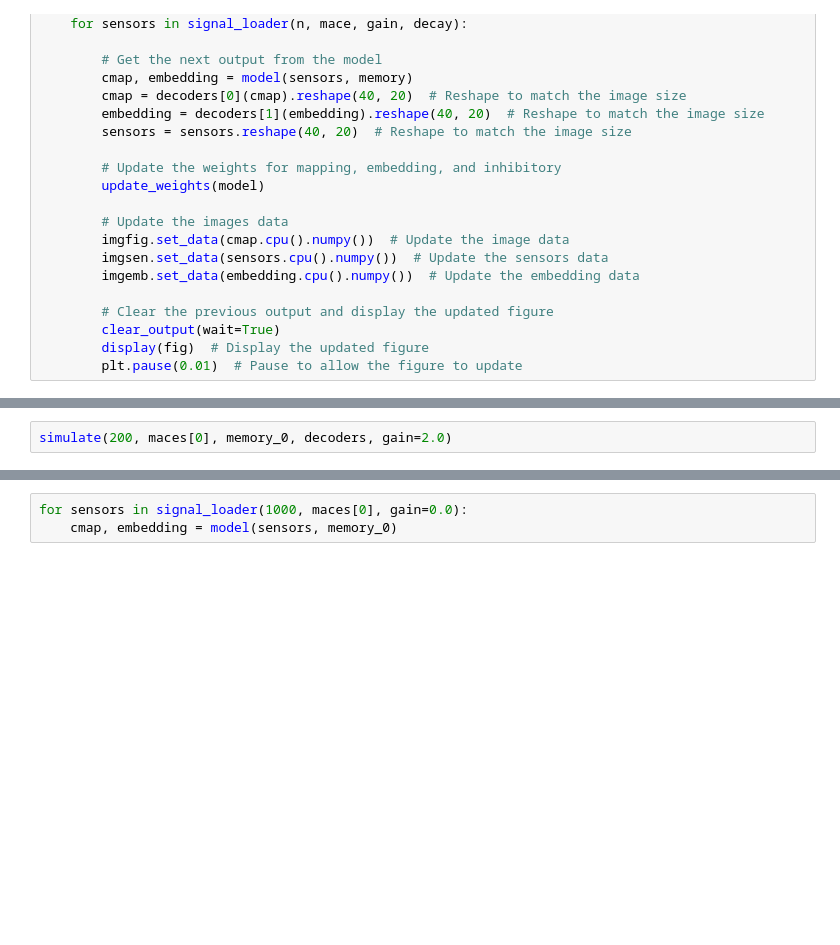
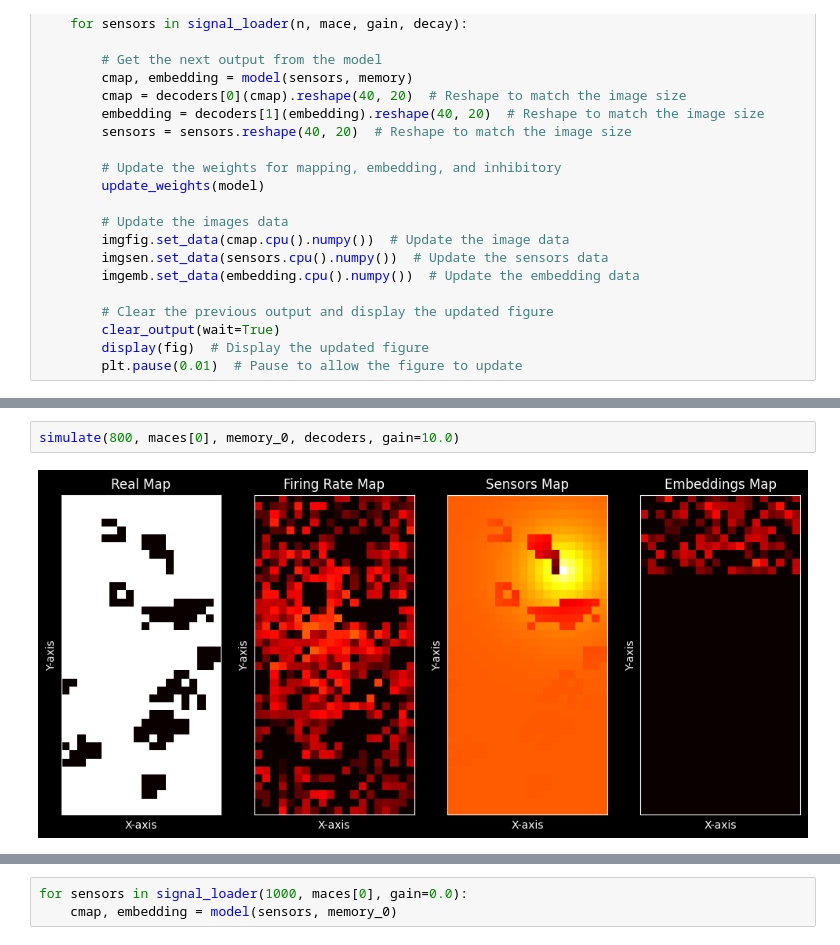
Before and after one commit to BorjaEst/spatial-navigation, a Jupyter notebook: notebooks/EHC-Navigation.ipynb, the cells around one changed output, grey strips where cells are left out. Saved outputs shown, nothing was run; the diff lists cells and outputs as text; blank space fills up the shorter version.

```diff
--- a/notebooks/EHC-Navigation.ipynb
+++ b/notebooks/EHC-Navigation.ipynb
@@ -140,4 +174,6 @@ simulate(200, maces[0], memory_0, decoders, gain=0.0)
 # %%
-simulate(200, maces[0], memory_0, decoders, gain=2.0)
+simulate(800, maces[0], memory_0, decoders, gain=10.0)
+# %% [output]
+[figure, added]
 # %%
 simulate(200, maces[0], memory_1, decoders, gain=0.0)
```
Also changed, not shown: parts of 16 cells of this notebook, 1 other file.
